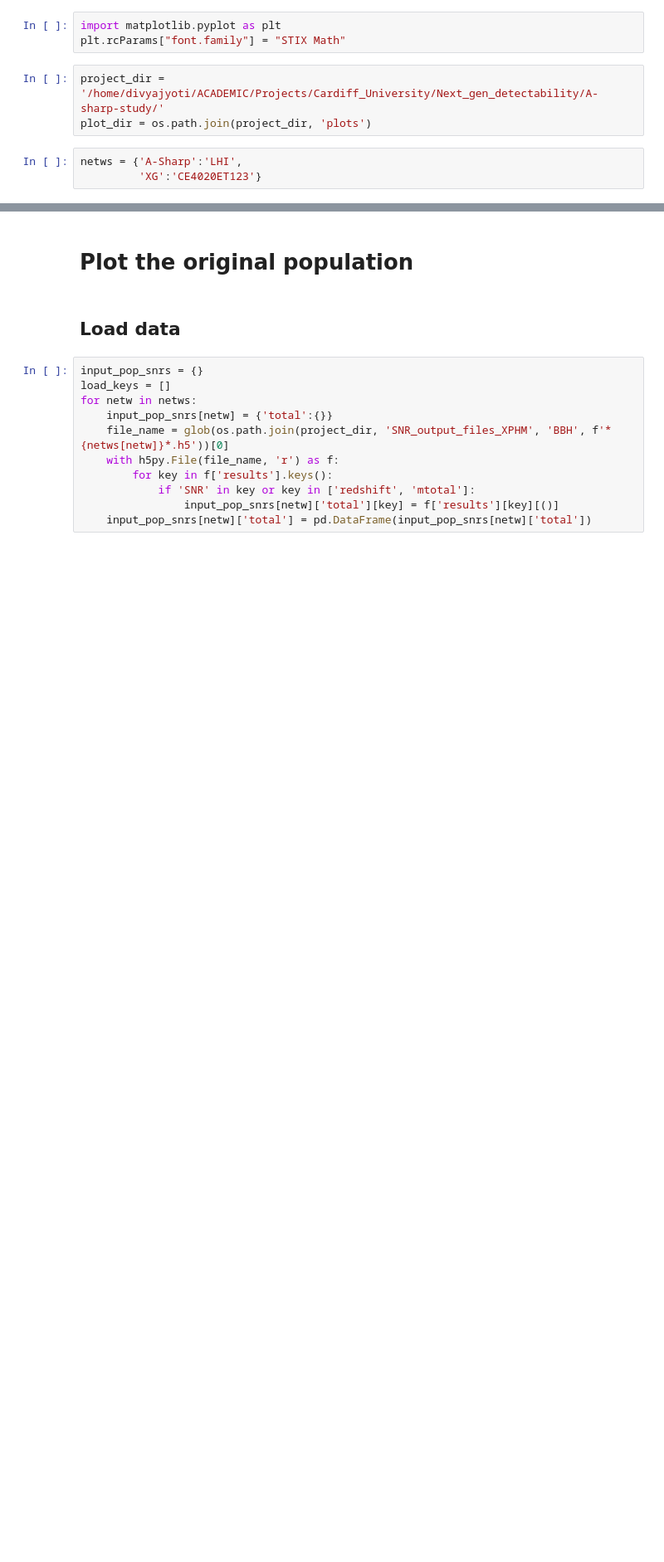
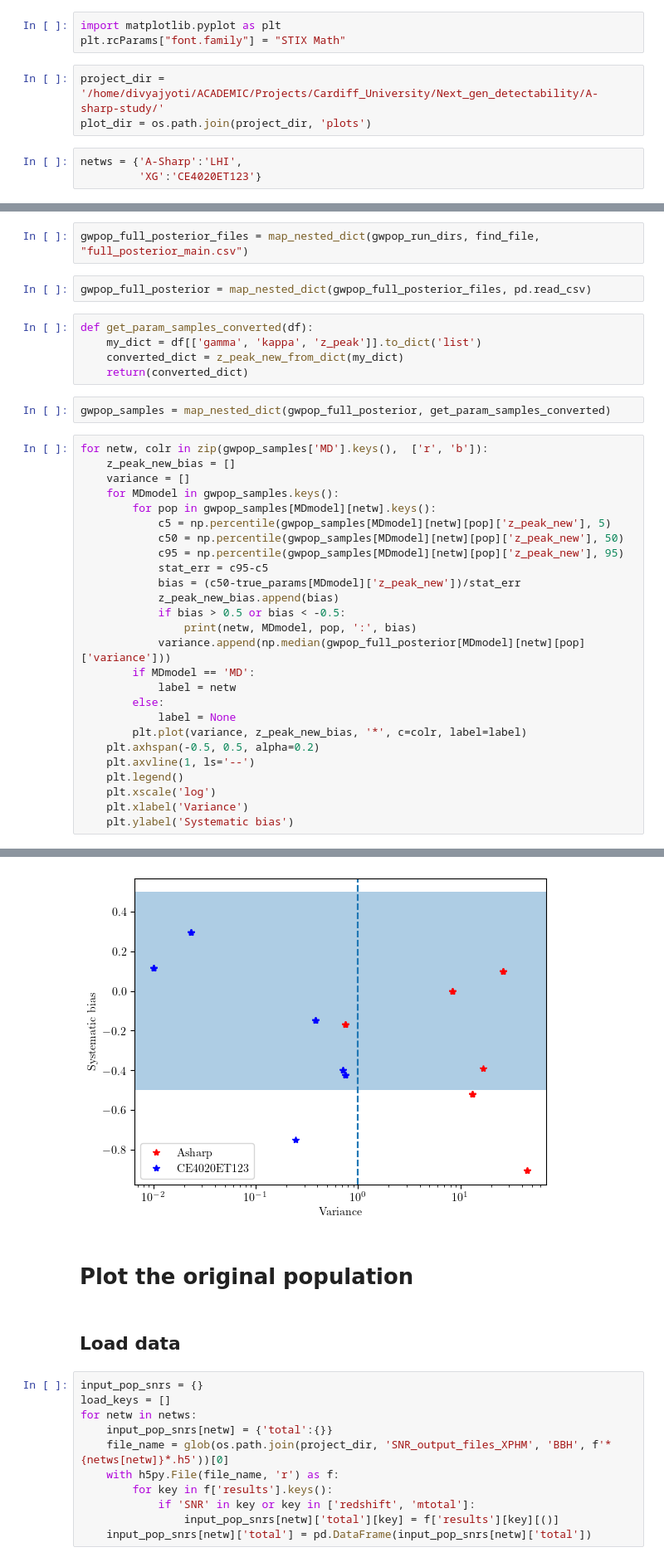
Before and after one commit to divyajyoti09/next_gen_detect, a Jupyter notebook: A-sharp_z_peak_mapping/Paper1_plots_extra.ipynb, the cells around one changed output, grey strips where cells are left out. Shown at 83% size. Cells and saved outputs as stored; diff of their text form; blank space fills up the shorter version.

```diff
--- a/A-sharp_z_peak_mapping/Paper1_plots_extra.ipynb
+++ b/A-sharp_z_peak_mapping/Paper1_plots_extra.ipynb
@@ -65,0 +142,38 @@ true_params['z_peak_new'] = z_peak_new(**true_params)
+# %%
+gwpop_full_posterior_files = map_nested_dict(gwpop_run_dirs, find_file, "full_posterior_main.csv")
+# %%
+gwpop_full_posterior = map_nested_dict(gwpop_full_posterior_files, pd.read_csv)
+# %%
+def get_param_samples_converted(df):
+    my_dict = df[['gamma', 'kappa', 'z_peak']].to_dict('list')
+    converted_dict = z_peak_new_from_dict(my_dict)
+    return(converted_dict)
+# %%
+gwpop_samples = map_nested_dict(gwpop_full_posterior, get_param_samples_converted)
+# %%
+for netw, colr in zip(gwpop_samples['MD'].keys(),  ['r', 'b']):
+    z_peak_new_bias = []
+    variance = []
+    for MDmodel in gwpop_samples.keys():
+        for pop in gwpop_samples[MDmodel][netw].keys():
+            c5 = np.percentile(gwpop_samples[MDmodel][netw][pop]['z_peak_new'], 5)
+            c50 = np.percentile(gwpop_samples[MDmodel][netw][pop]['z_peak_new'], 50)
+            c95 = np.percentile(gwpop_samples[MDmodel][netw][pop]['z_peak_new'], 95)
+            stat_err = c95-c5
+            bias = (c50-true_params[MDmodel]['z_peak_new'])/stat_err
+            z_peak_new_bias.append(bias)
+            if bias > 0.5 or bias < -0.5:
+                print(netw, MDmodel, pop, ':', bias)
+            variance.append(np.median(gwpop_full_posterior[MDmodel][netw][pop]['variance']))
+        if MDmodel == 'MD':
+            label = netw
+        else:
+            label = None
+        plt.plot(variance, z_peak_new_bias, '*', c=colr, label=label)
+    plt.axhspan(-0.5, 0.5, alpha=0.2)
+    plt.axvline(1, ls='--')
+    plt.legend()
+    plt.xscale('log')
+    plt.xlabel('Variance')
+    plt.ylabel('Systematic bias')
+# %% [output]
@@ -66,3 +183,4 @@ true_params['z_peak_new'] = z_peak_new(**true_params)
+[figure, added]
 # %% [markdown]
 # Plot the original population
 # %% [markdown]
```
Also changed, not shown: parts of 14 cells of this notebook, 9 other files.
